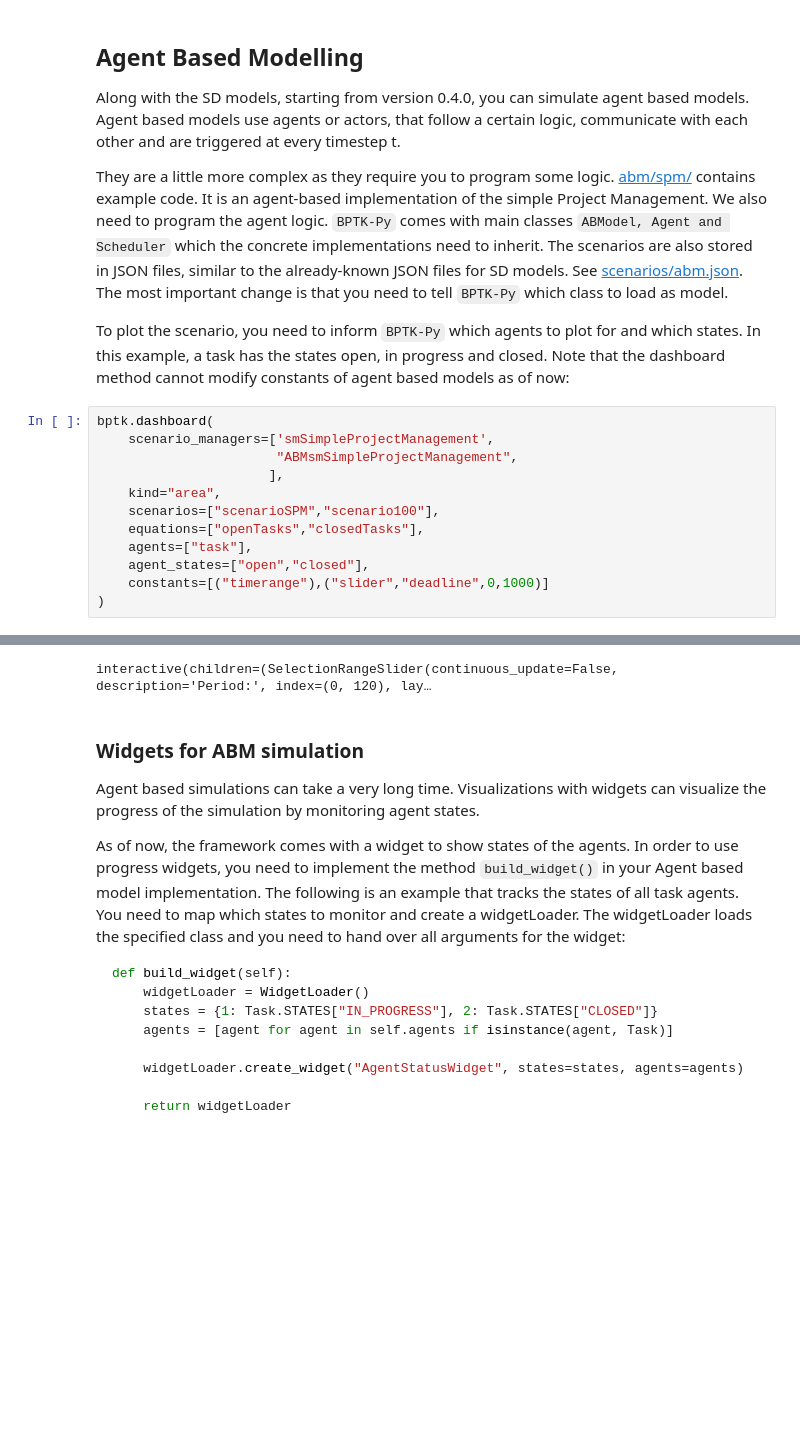
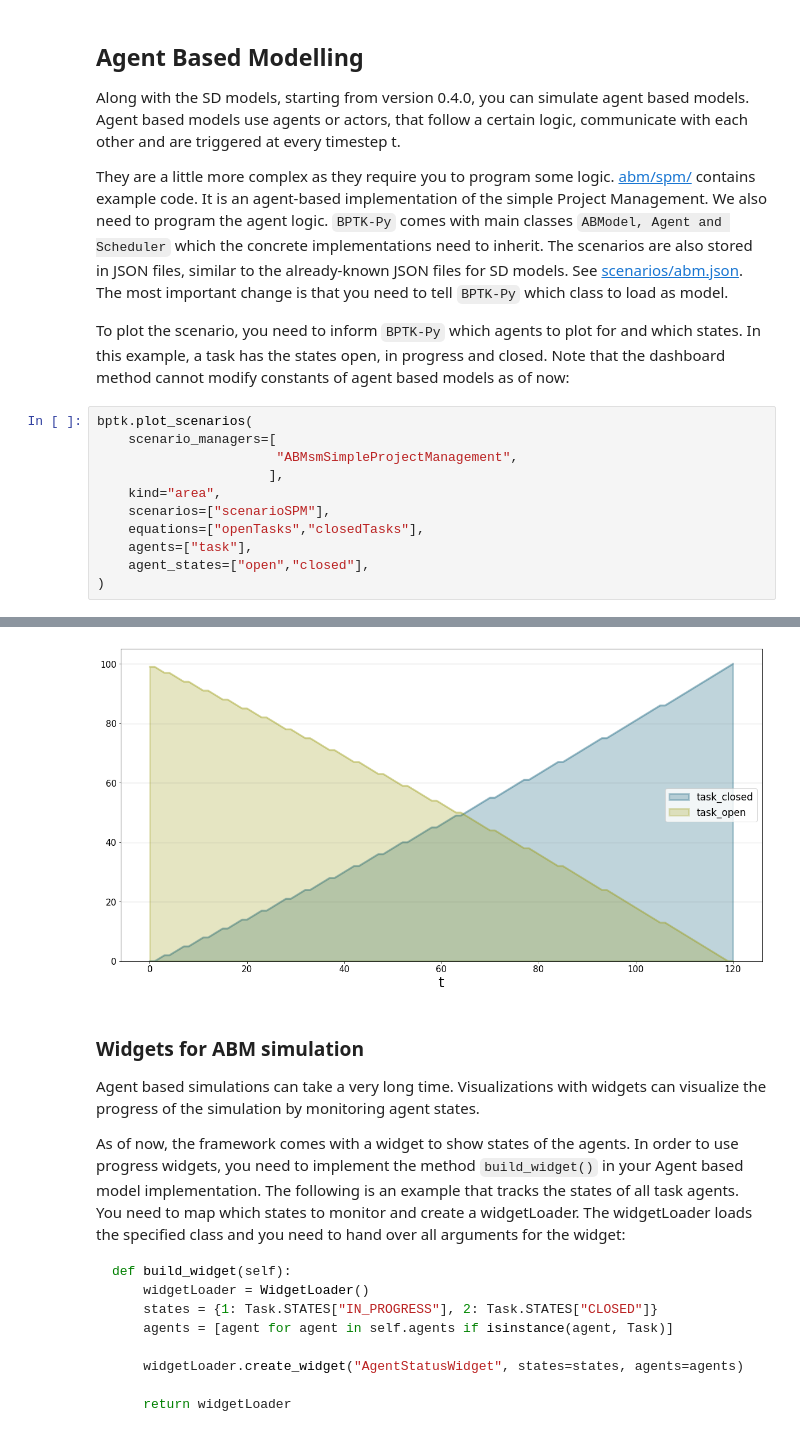
Before and after one commit to transentis/bptk_py_tutorial, a Jupyter notebook: bptk_py_introduction.ipynb, the cells around one changed output, grey strips where cells are left out. Cells and saved outputs as stored; diff of their text form; blank space fills up the shorter version.

```diff
--- a/bptk_py_introduction.ipynb
+++ b/bptk_py_introduction.ipynb
@@ -307,15 +307,14 @@ The scenarios are also stored in JSON files, similar to the already-known JSON f
 
 To plot the scenario, you need to inform ``BPTK-Py`` which agents to plot for and which states. In this example, a task has the states open, in progress and closed. Note that the dashboard method cannot modify constants of agent based models as of now:
 # %%
-bptk.dashboard(
-    scenario_managers=['smSimpleProjectManagement',
+bptk.plot_scenarios(
+    scenario_managers=[
                        "ABMsmSimpleProjectManagement",
                       ],
     kind="area",
-    scenarios=["scenarioSPM","scenario100"],
+    scenarios=["scenarioSPM"],
     equations=["openTasks","closedTasks"],
     agents=["task"],
     agent_states=["open","closed"],
-    constants=[("timerange"),("slider","deadline",0,1000)]
 )
 # %% [output]
@@ -324,4 +321,4 @@ IT MAY TAKE A WHILE TO RE-RUN THE AGENT BASED SIMULATION(S)!
-interactive(children=(SelectionRangeSlider(continuous_update=False, description='Period:', index=(0, 120), lay…
+[figure, added]
 # %% [markdown]
 ### Widgets for ABM simulation
 Agent based simulations can take a very long time. Visualizations with widgets can visualize the progress of the simulation by monitoring agent states.
```
Also changed, not shown: parts of 6 cells of this notebook, 5 other files.
